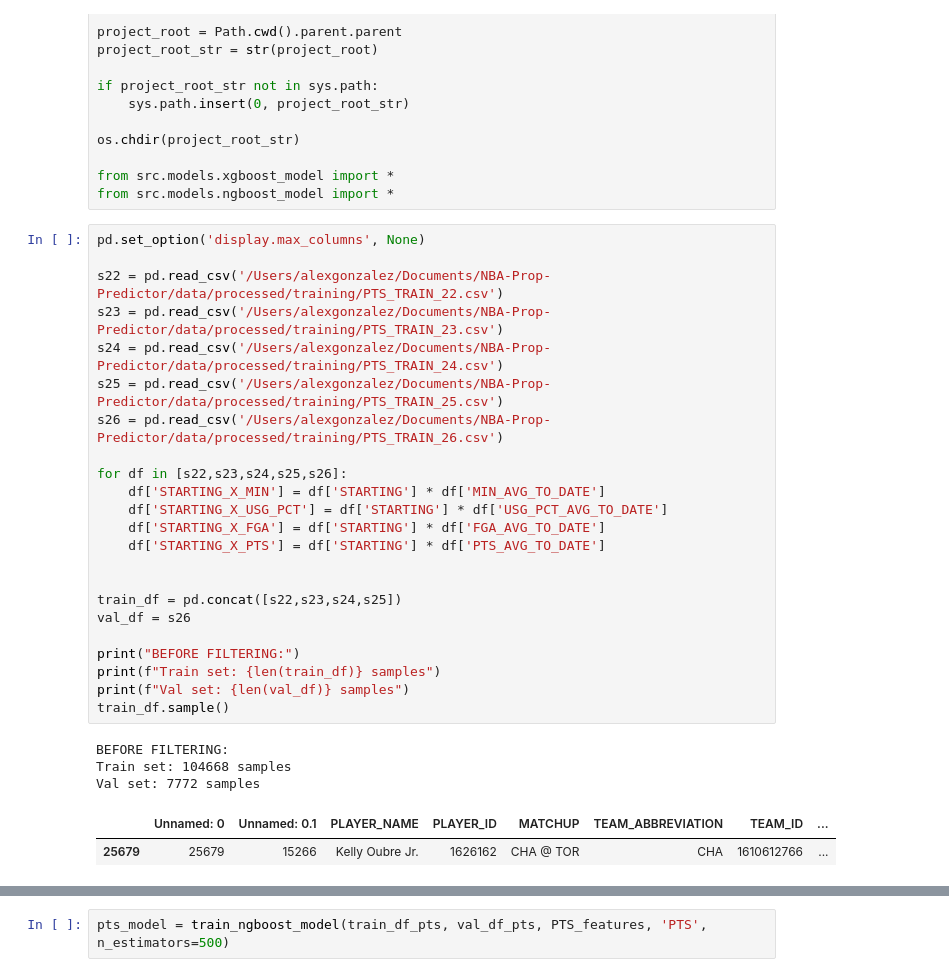
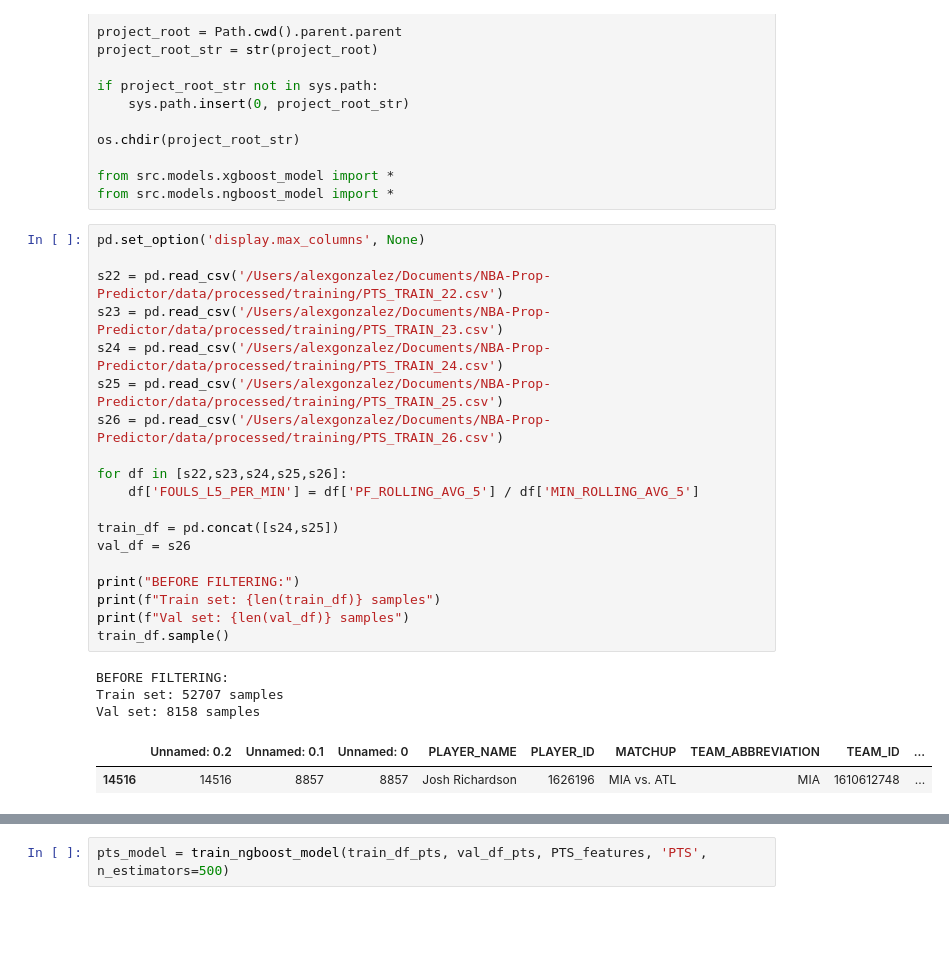
Before and after one commit to spon7ge/NBA-Prop-Predictor, a Jupyter notebook: src/models/train.ipynb, the cells around one changed output, grey strips where cells are left out. Cells and saved outputs as stored; diff of their text form; blank space fills up the shorter version.

```diff
--- a/src/models/train.ipynb
+++ b/src/models/train.ipynb
@@ -20,29 +20,25 @@ from src.models.ngboost_model import *
 # %%
 pd.set_option('display.max_columns', None)
 
 s22 = pd.read_csv('/Users/alexgonzalez/Documents/NBA-Prop-Predictor/data/processed/training/PTS_TRAIN_22.csv')
 s23 = pd.read_csv('/Users/alexgonzalez/Documents/NBA-Prop-Predictor/data/processed/training/PTS_TRAIN_23.csv')
 s24 = pd.read_csv('/Users/alexgonzalez/Documents/NBA-Prop-Predictor/data/processed/training/PTS_TRAIN_24.csv')
 s25 = pd.read_csv('/Users/alexgonzalez/Documents/NBA-Prop-Predictor/data/processed/training/PTS_TRAIN_25.csv')
 s26 = pd.read_csv('/Users/alexgonzalez/Documents/NBA-Prop-Predictor/data/processed/training/PTS_TRAIN_26.csv')
 
 for df in [s22,s23,s24,s25,s26]:
-    df['STARTING_X_MIN'] = df['STARTING'] * df['MIN_AVG_TO_DATE']
-    df['STARTING_X_USG_PCT'] = df['STARTING'] * df['USG_PCT_AVG_TO_DATE']
-    df['STARTING_X_FGA'] = df['STARTING'] * df['FGA_AVG_TO_DATE']
-    df['STARTING_X_PTS'] = df['STARTING'] * df['PTS_AVG_TO_DATE']
+    df['FOULS_L5_PER_MIN'] = df['PF_ROLLING_AVG_5'] / df['MIN_ROLLING_AVG_5']
 
-
-train_df = pd.concat([s22,s23,s24,s25])
+train_df = pd.concat([s24,s25])
 val_df = s26
 
 print("BEFORE FILTERING:")
 print(f"Train set: {len(train_df)} samples")
 print(f"Val set: {len(val_df)} samples")
 train_df.sample()
 # %% [output]
 BEFORE FILTERING:
-Train set: 104668 samples
-Val set: 7772 samples
+Train set: 52707 samples
+Val set: 8158 samples
-|  | Unnamed: 0 | Unnamed: 0.1 | PLAYER_NAME | PLAYER_ID | MATCHUP | TEAM_ABBREVIATION | TEAM_ID | ... |
-| 25679 | 25679 | 15266 | Kelly Oubre Jr. | 1626162 | CHA @ TOR | CHA | 1610612766 | ... |
+|  | Unnamed: 0.2 | Unnamed: 0.1 | Unnamed: 0 | PLAYER_NAME | PLAYER_ID | MATCHUP | TEAM_ABBREVIATION | TEAM_ID | ... |
+| 14516 | 14516 | 8857 | 8857 | Josh Richardson | 1626196 | MIA vs. ATL | MIA | 1610612748 | ... |
```
Also changed, not shown: parts of 23 cells of this notebook, 56 other files.
